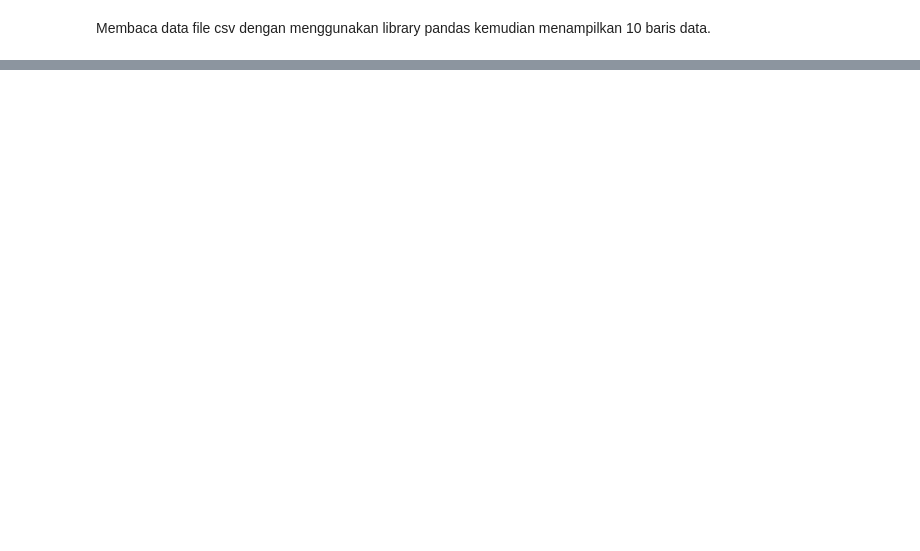
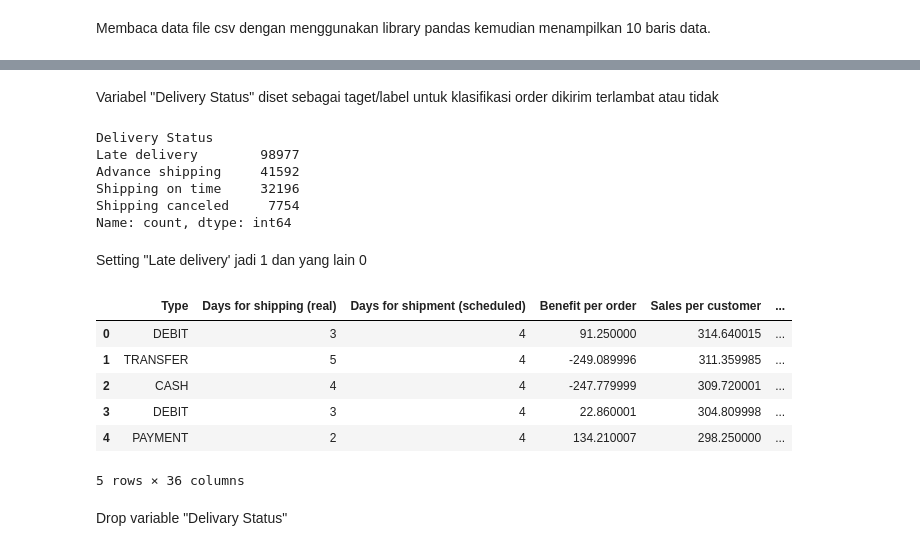
Before and after one commit to Nurochman79/DataScience, a Jupyter notebook: TUGAS_1_DATA_MINING.ipynb, the cells around one changed output, grey strips where cells are left out. Drawn from its saved outputs; the diff is of its cells as text; code cells hidden in the pictures; blank space fills up the shorter version.

```diff
--- a/TUGAS_1_DATA_MINING.ipynb
+++ b/TUGAS_1_DATA_MINING.ipynb
@@ -79,0 +35,3 @@ Customer City,Customer Country,Customer Email, Customer, Fname type object sehin
+# %%
+data.drop('Product Description',axis=1, inplace=True)
+data.drop('Order Zipcode', axis=1, inplace=True)
@@ -79,0 +52,2 @@ Customer City,Customer Country,Customer Email, Customer, Fname type object sehin
+# %%
+data['Customer Full Name'] = data['Customer Fname'].astype(str)+data['Customer Lname'].astype(str)
@@ -79,0 +58,2 @@ Customer City,Customer Country,Customer Email, Customer, Fname type object sehin
+# %%
+data.drop('Customer Fname', axis=1, inplace = True)
@@ -79,0 +85,4 @@ Customer City,Customer Country,Customer Email, Customer, Fname type object sehin
+# %%
+data.drop(columns=['Late_delivery_risk','Customer Email','Customer Password','Product Image','Category Name',
+                   'Customer City','Customer Lname','Customer State','Customer Street','Department Name','Order Country',
+                   'order date (DateOrders)','Order Region','Market','Order City','Order State'], axis=1, inplace=True)
@@ -79,0 +109,26 @@ Customer City,Customer Country,Customer Email, Customer, Fname type object sehin
+# %% [markdown]
+Variabel "Delivery Status" diset sebagai taget/label untuk klasifikasi order dikirim terlambat atau tidak
+# %%
+data['Delivery Status'].value_counts()
+# %% [output]
+Delivery Status
+Late delivery        98977
+Advance shipping     41592
+Shipping on time     32196
+Shipping canceled     7754
+Name: count, dtype: int64
+# %% [markdown]
+Setting "Late delivery' jadi 1 dan yang lain 0
+# %%
+data['Late Delivery']=np.where(data['Delivery Status'] == 'Late delivery', 1, 0)
+data.head()
+# %% [output]
+|  | Type | Days for shipping (real) | Days for shipment (scheduled) | Benefit per order | Sales per customer | ... |
+| 0 | DEBIT | 3 | 4 | 91.250000 | 314.640015 | ... |
+| 1 | TRANSFER | 5 | 4 | -249.089996 | 311.359985 | ... |
+| 2 | CASH | 4 | 4 | -247.779999 | 309.720001 | ... |
+| 3 | DEBIT | 3 | 4 | 22.860001 | 304.809998 | ... |
+| 4 | PAYMENT | 2 | 4 | 134.210007 | 298.250000 | ... |
+5 rows × 36 columns
+# %% [markdown]
+Drop variable "Delivary Status"
```
Also changed, not shown: parts of 36 cells of this notebook.
